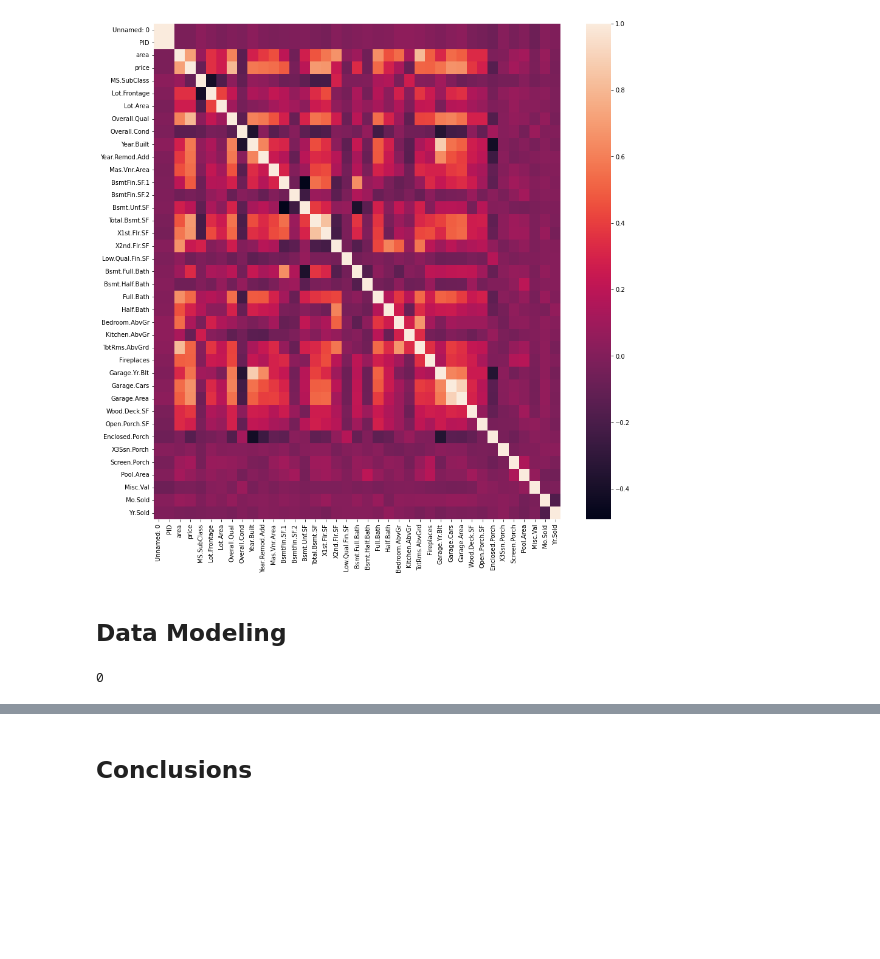
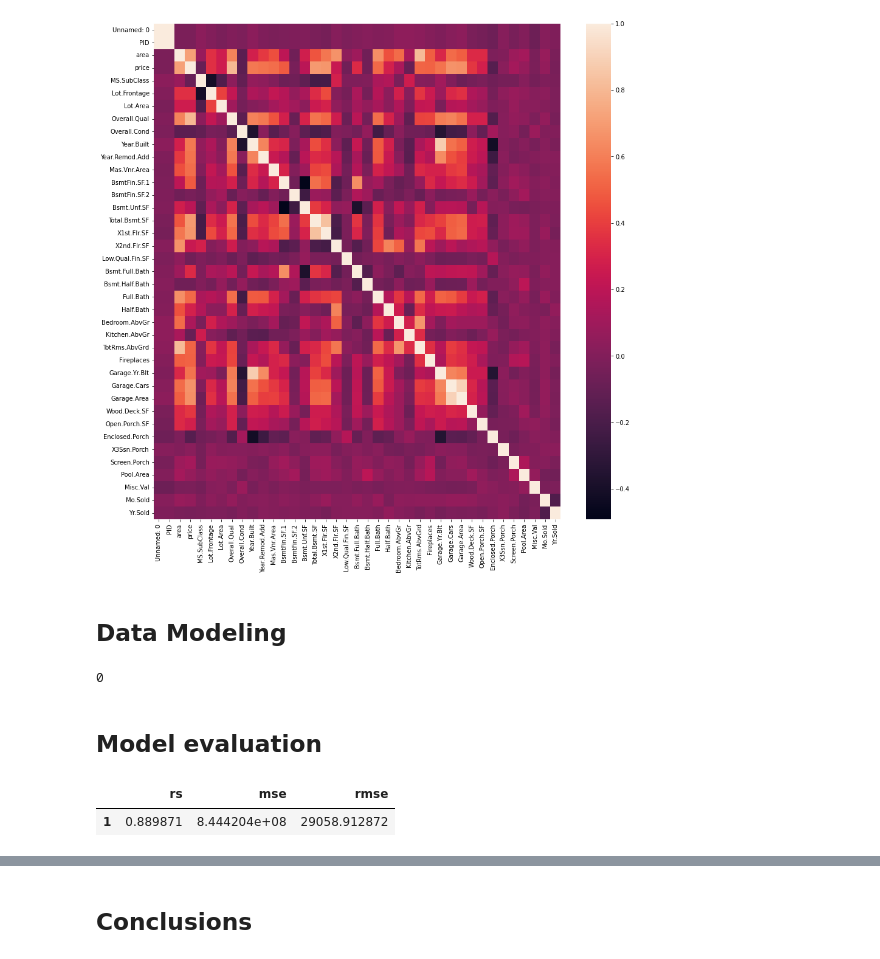
Before and after one commit to luaoliveira/machine-learning, a Jupyter notebook: mv-linear-regression/Minehr/case.ipynb, the cells around one changed output, grey strips where cells are left out. Drawn from its saved outputs; the diff is of its cells as text; code cells hidden in the pictures; blank space fills up the shorter version.

```diff
--- a/mv-linear-regression/Minehr/case.ipynb
+++ b/mv-linear-regression/Minehr/case.ipynb
@@ -75,3 +74,15 @@ x_train,x_test,y_train,y_test = train_test_split(x,y, test_size=0.3, random_stat
 ml=LinearRegression()
 ml.fit(x_train,y_train)
 y_pred = ml.predict(x_test)
+# %% [markdown]
+## Model evaluation
+# %%
+mse = mean_squared_error(y_test, y_pred)
+rmse = math.sqrt(mse)
+rs = r2_score(y_test, y_pred)
+# %%
+errors = [rs,rmse,rs]
+pd.DataFrame(data={'rs': rs, 'mse': mse,'rmse':rmse}, index=[1])
+# %% [output]
+|  | rs | mse | rmse |
+| 1 | 0.889871 | 8.444204e+08 | 29058.912872 |
```
Also changed, not shown: parts of 5 cells of this notebook.
